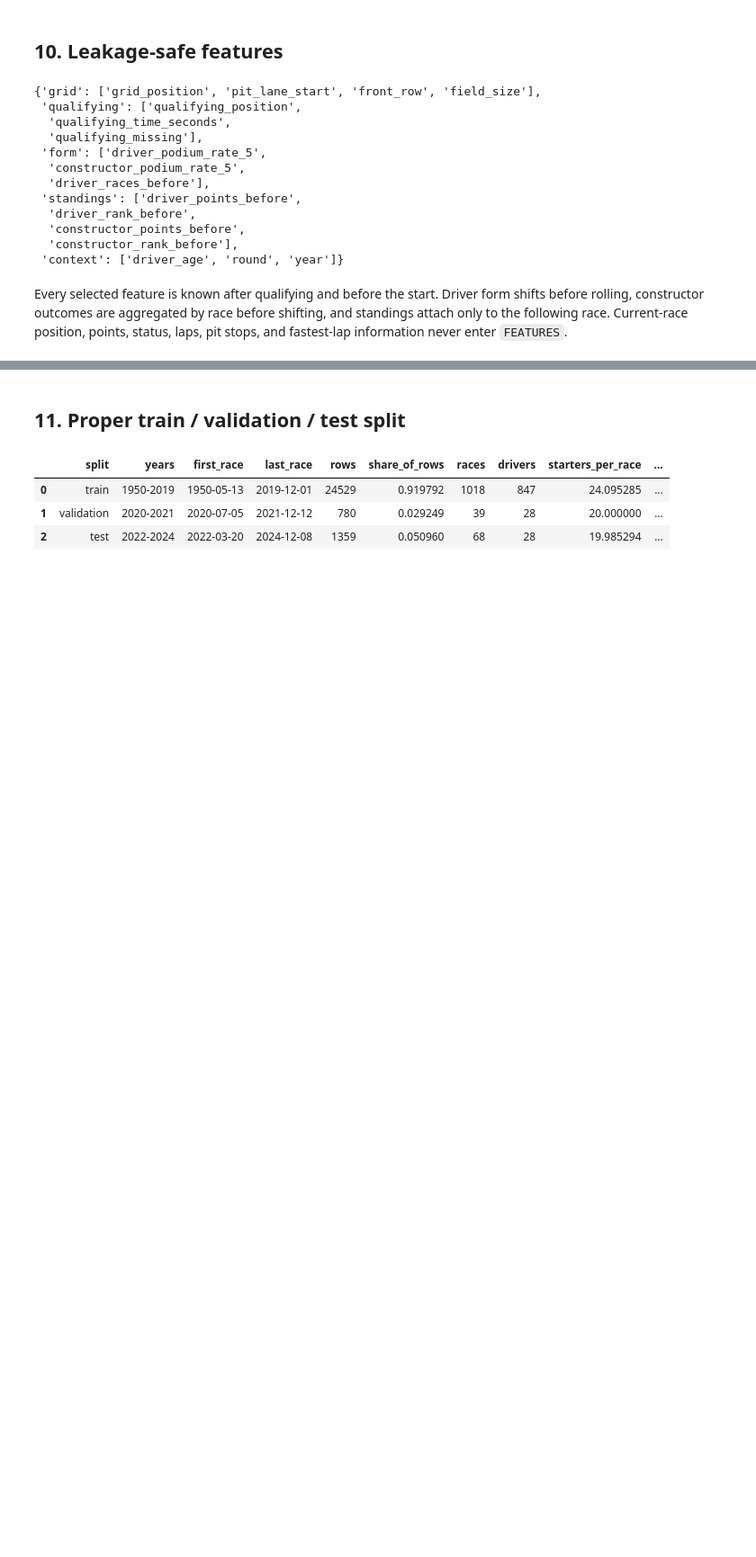
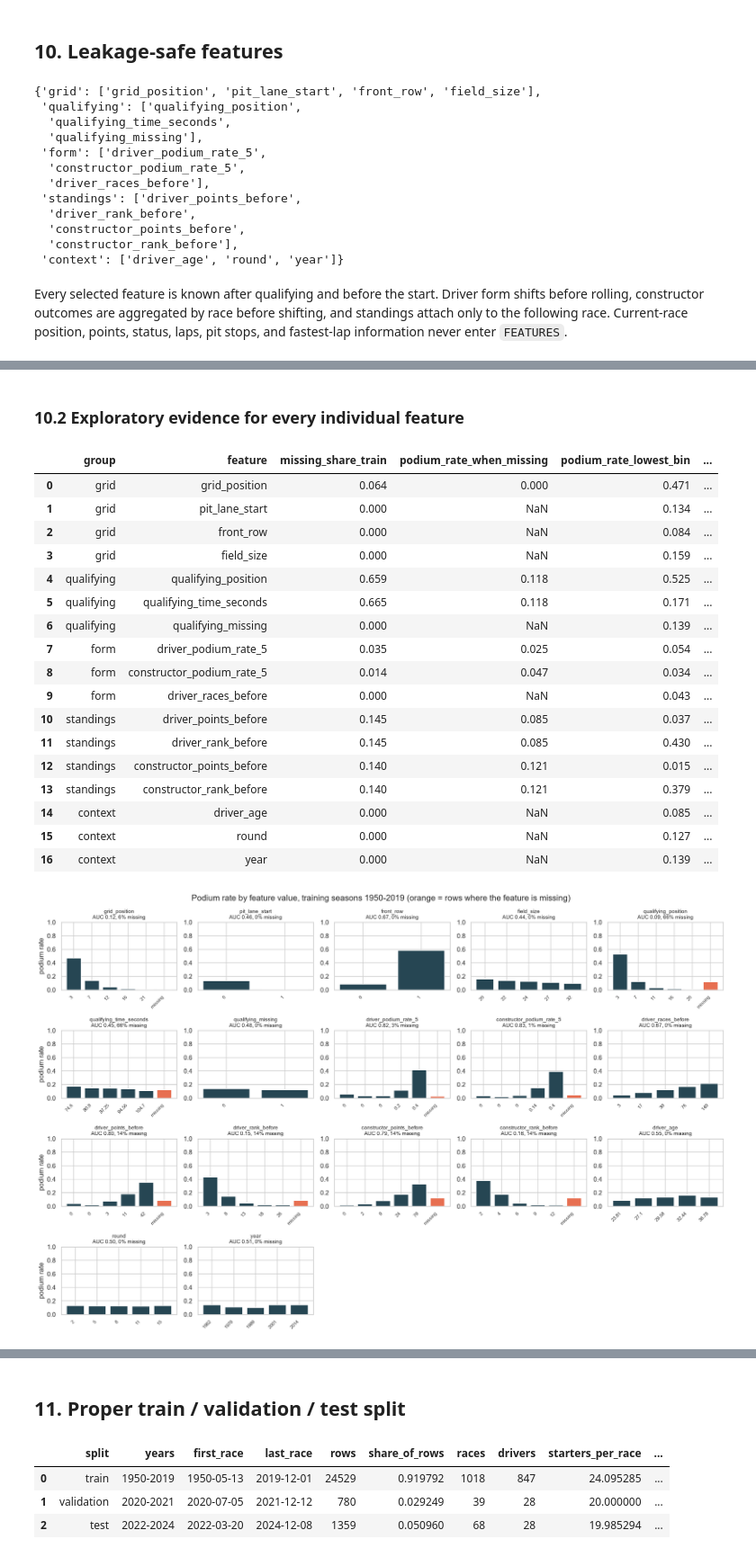
Before and after one commit to aliyousefex/ACL-9th-Paladin, a Jupyter notebook: notebooks/milestone_1_f1_podium_prediction.ipynb, the cells around one changed output, grey strips where cells are left out. Shown at 90% size. Drawn from its saved outputs; the diff is of its cells as text; code cells hidden in the pictures; blank space fills up the shorter version.

```diff
--- a/notebooks/milestone_1_f1_podium_prediction.ipynb
+++ b/notebooks/milestone_1_f1_podium_prediction.ipynb
@@ -1119,0 +1528,25 @@ Every selected feature is known after qualifying and before the start. Driver fo
+# %% [markdown]
+### 10.2 Exploratory evidence for every individual feature
+# %%
+display(results["feature_eda"].drop(columns=["bins"]).round(3))
+display(Image(filename=str(OUT / "figures" / "feature_eda.png")))
+# %% [output]
+|  | group | feature | missing_share_train | podium_rate_when_missing | podium_rate_lowest_bin | ... |
+| 0 | grid | grid_position | 0.064 | 0.000 | 0.471 | ... |
+| 1 | grid | pit_lane_start | 0.000 | NaN | 0.134 | ... |
+| 2 | grid | front_row | 0.000 | NaN | 0.084 | ... |
+| 3 | grid | field_size | 0.000 | NaN | 0.159 | ... |
+| 4 | qualifying | qualifying_position | 0.659 | 0.118 | 0.525 | ... |
+| 5 | qualifying | qualifying_time_seconds | 0.665 | 0.118 | 0.171 | ... |
+| 6 | qualifying | qualifying_missing | 0.000 | NaN | 0.139 | ... |
+| 7 | form | driver_podium_rate_5 | 0.035 | 0.025 | 0.054 | ... |
+| 8 | form | constructor_podium_rate_5 | 0.014 | 0.047 | 0.034 | ... |
+| 9 | form | driver_races_before | 0.000 | NaN | 0.043 | ... |
+| 10 | standings | driver_points_before | 0.145 | 0.085 | 0.037 | ... |
+| 11 | standings | driver_rank_before | 0.145 | 0.085 | 0.430 | ... |
+| 12 | standings | constructor_points_before | 0.140 | 0.121 | 0.015 | ... |
+| 13 | standings | constructor_rank_before | 0.140 | 0.121 | 0.379 | ... |
+| 14 | context | driver_age | 0.000 | NaN | 0.085 | ... |
+| 15 | context | round | 0.000 | NaN | 0.127 | ... |
+| 16 | context | year | 0.000 | NaN | 0.139 | ... |
+[figure, added]
```
Also changed, not shown: parts of 30 cells of this notebook, 13 other files.
